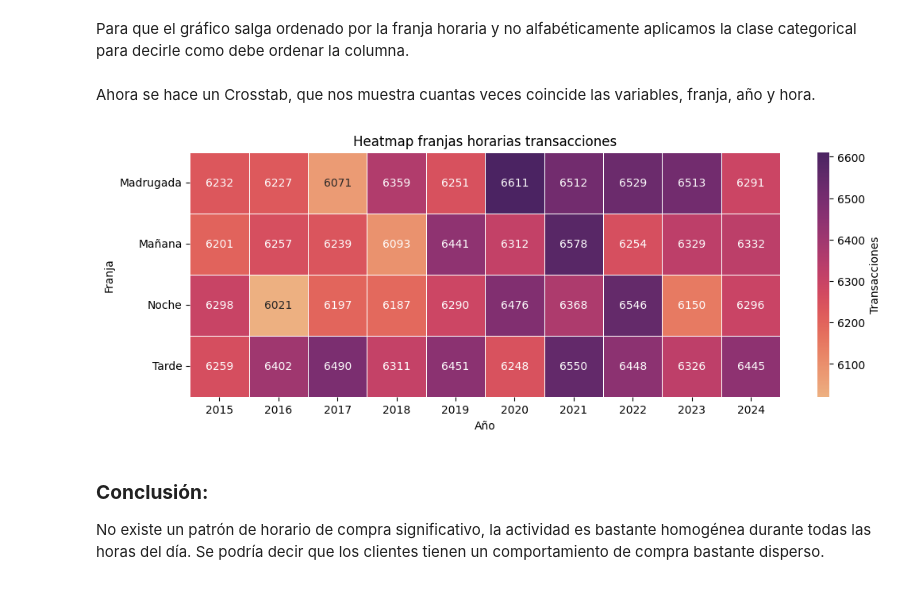
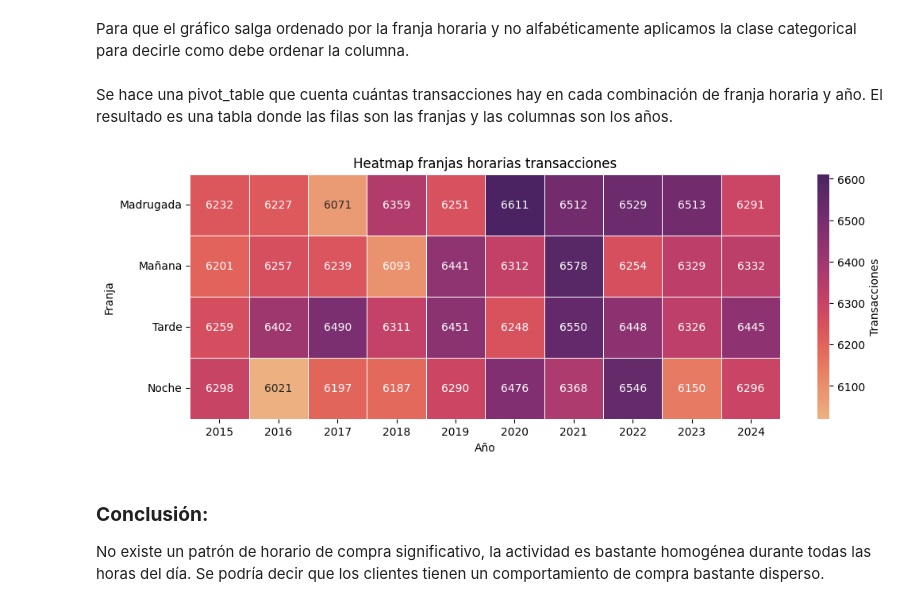
Before and after one commit to herrezueloangel/especialidad-analisis-datos, a Jupyter notebook: SPRINT 9/SPRINT_9.ipynb, the cells around one changed output. Cells and saved outputs as stored; diff of their text form; code cells hidden in the pictures.

```diff
--- a/SPRINT 9/SPRINT_9.ipynb
+++ b/SPRINT 9/SPRINT_9.ipynb
@@ -595,5 +576,3 @@ transactions['franja'] = pd.Categorical(
     categories=['Madrugada', 'Mañana', 'Tarde', 'Noche'],
     ordered=True
 )
-# %% [markdown]
-Ahora se hace un Crosstab, que nos muestra cuantas veces coincide las variables, franja, año y hora.
@@ -602,19 +579,26 @@ transactions['franja'] = transactions['hora'].apply(franja)
+# %% [markdown]
+Se hace una pivot_table que cuenta cuántas transacciones hay en cada combinación de franja horaria y año. El resultado es una tabla donde las filas son las franjas y las columnas son los años.
 # %%
-franjas_op = transactions.pivot_table(values='transaction_id', index='franja', columns='año', aggfunc='count')
+franjas_op = transactions.pivot_table(
+    values='hora',
+    index='franja',
+    columns='año',
+    aggfunc='count'
+)
 
 # Visualización
 # He escogido el Heatmap porque es útil al tener una tabla con dos catefgoría.
 # Además, el color ayuda a ver bien si hay picos de ventas, ayuda a comparar si hay patrones de venta.
 
 plt.figure(figsize=(12, 4))
 sns.heatmap(franjas_op, cmap='flare', annot=True, fmt='g', linewidths=.5, cbar_kws={'label': 'Transacciones'})
 plt.title('Heatmap franjas horarias transacciones')
 plt.xlabel('Año')
 plt.ylabel('Franja')
 plt.yticks(rotation=0)
 plt.show()
 # %% [output]
-[figure, old version]
+[figure, new version]
 # %% [markdown]
 ### **Conclusión:**
 
```
Also changed, not shown: parts of 6 cells of this notebook.
